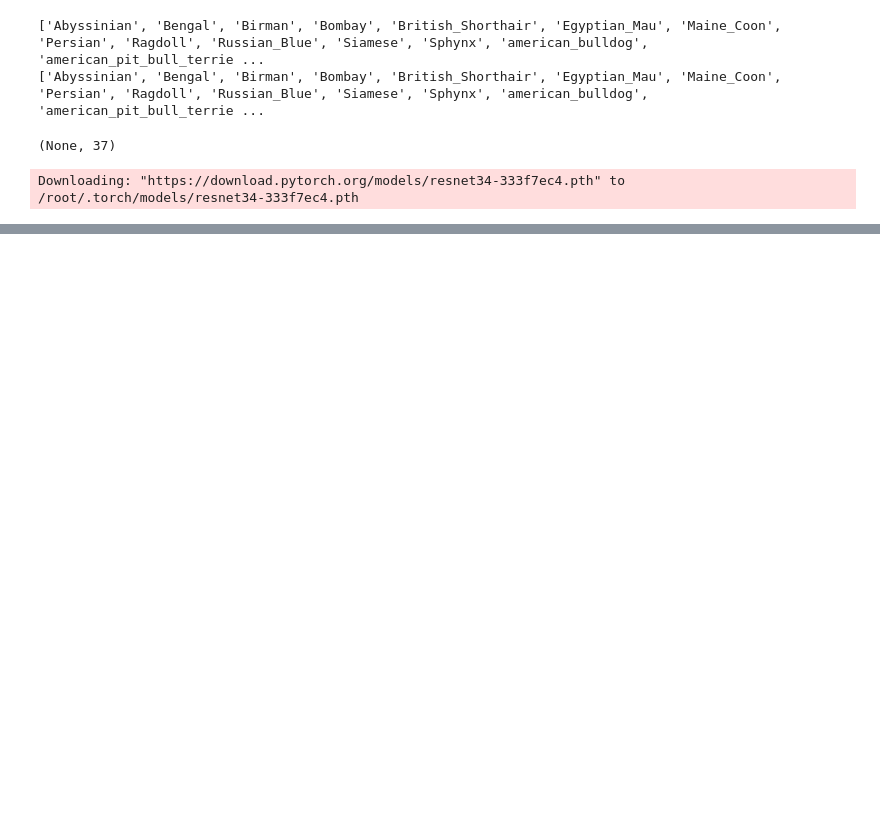
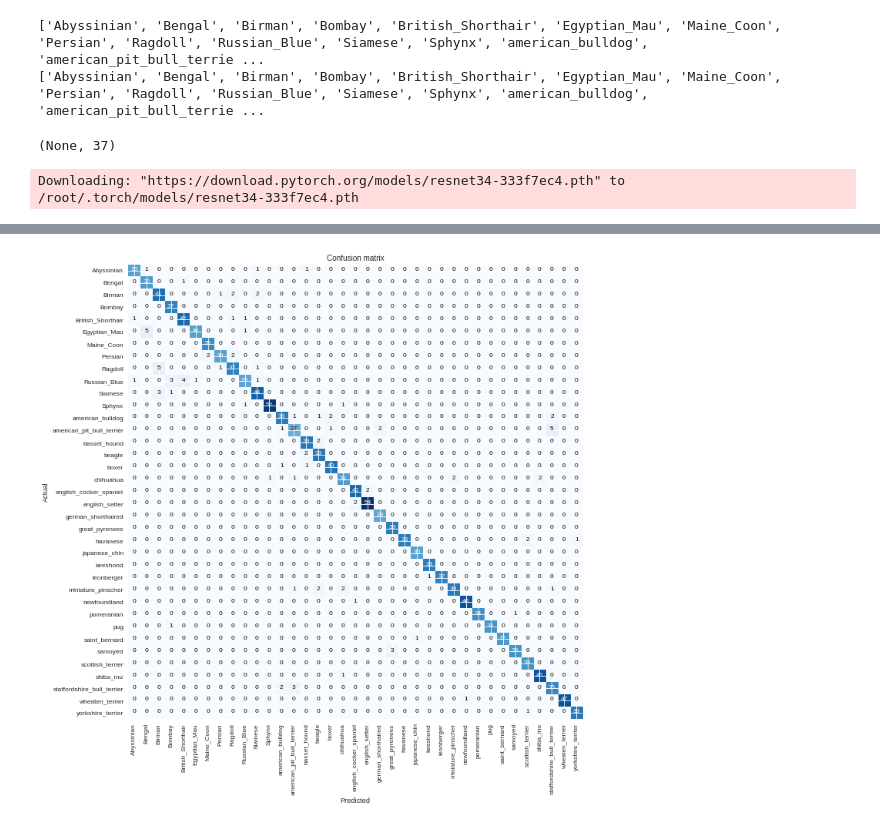
Before and after one commit to rogalag/Fastai, a Jupyter notebook: Fastailesson1.ipynb, the cells around one changed output, grey strips where cells are left out. Drawn from its saved outputs; the diff is of its cells as text; code cells hidden in the pictures; blank space fills up the shorter version.

```diff
--- a/Fastailesson1.ipynb
+++ b/Fastailesson1.ipynb
@@ -76,0 +96,4 @@ Downloading: "https://download.pytorch.org/models/resnet34-333f7ec4.pth" to /roo
+# %%
+interp.plot_confusion_matrix(figsize=(12,12), dpi=60)
+# %% [output]
+[figure, added]
```
Also changed, not shown: parts of 9 cells of this notebook.
